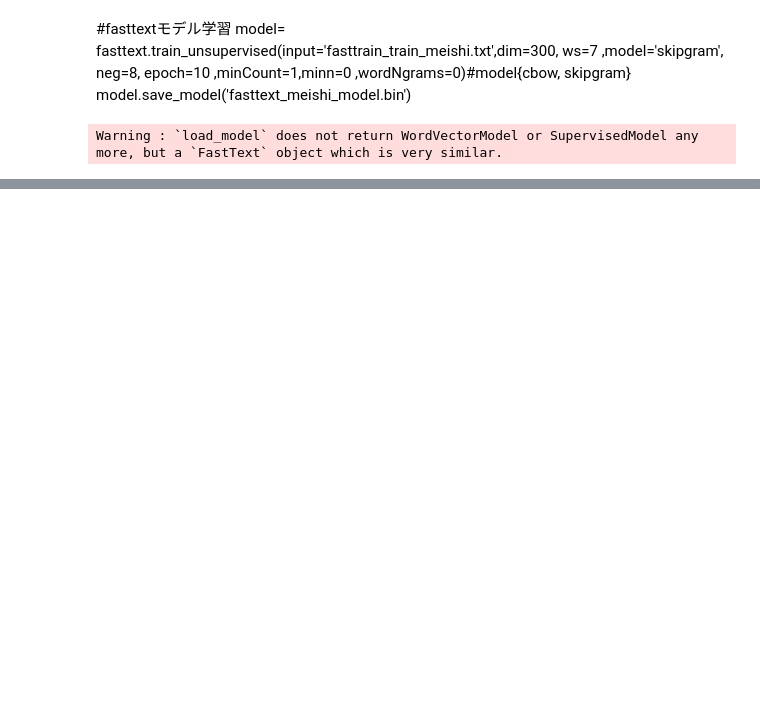
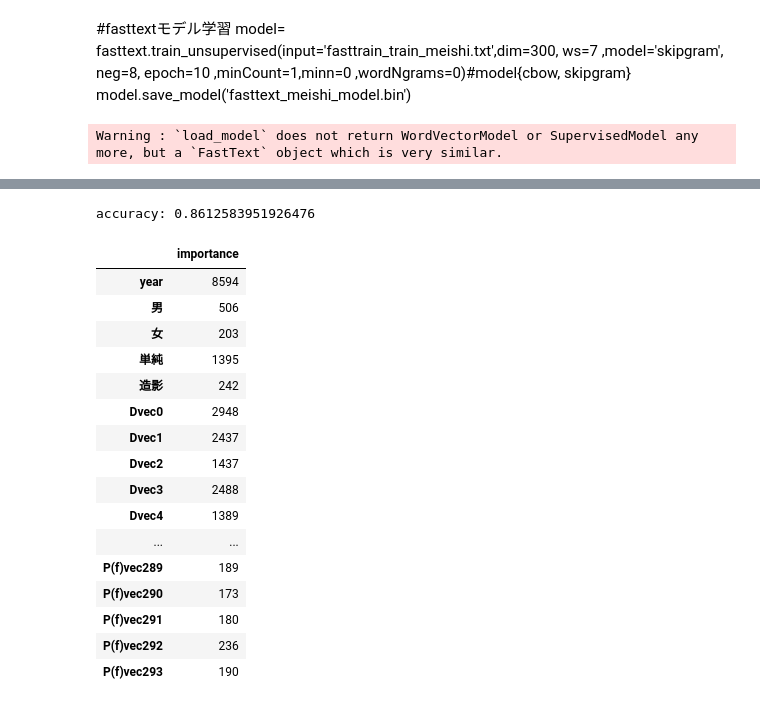
Before and after one commit to mecab-g/MRI, a Jupyter notebook: プロトコール予測/3.recomendatiion_protocol.ipynb, the cells around one changed output, grey strips where cells are left out. Drawn from its saved outputs; the diff is of its cells as text; code cells hidden in the pictures; blank space fills up the shorter version.

```diff
--- a/プロトコール予測/3.recomendatiion_protocol.ipynb
+++ b/プロトコール予測/3.recomendatiion_protocol.ipynb
@@ -223,0 +422,10 @@ x_val = val.drop(drop_col,axis=1).values
+# %%
+params = {'task': 'train',                # 学習、トレーニング ⇔　予測predict
+          'boosting_type': 'gbdt',        # 勾配ブースティング
+          'objective': 'multiclass',      # 目的関数：多値分類、マルチクラス分類
+          'metric': 'multi_logloss',      # 分類モデルの性能を測る指標
+          'num_class': 55,                 # 目的変数のクラス数
+          'learning_rate': 0.02,          # 学習率（初期値0.1）
+          'num_leaves': 23,               # 決定木の複雑度を調整（初期値31）
+          'min_data_in_leaf': 1,          # データの最小数（初期値20）
+         }
@@ -223,0 +482,31 @@ x_val = val.drop(drop_col,axis=1).values
+# %%
+# テストデータで予測
+yf_pred = model.predict(Xf_test, num_iteration=model.best_iteration)
+yf_pred_max = np.argmax(yf_pred, axis=1)
+
+# Accuracy の計算
+accuracy = sum(yf_test == yf_pred_max) / len(yf_test)
+print('accuracy:', accuracy)
+
+# feature importanceを表示
+importance = pd.DataFrame(model.feature_importance(), index=Xf.columns, columns=['importance'])
+display(importance)
+# %% [output]
+accuracy: 0.8612583951926476
+|  | importance |
+| year | 8594 |
+| 男 | 506 |
+| 女 | 203 |
+| 単純 | 1395 |
+| 造影 | 242 |
+| Dvec0 | 2948 |
+| Dvec1 | 2437 |
+| Dvec2 | 1437 |
+| Dvec3 | 2488 |
+| Dvec4 | 1389 |
+| ... | ... |
+| P(f)vec289 | 189 |
+| P(f)vec290 | 173 |
+| P(f)vec291 | 180 |
+| P(f)vec292 | 236 |
+| P(f)vec293 | 190 |
```
Also changed, not shown: parts of 77 cells of this notebook.
